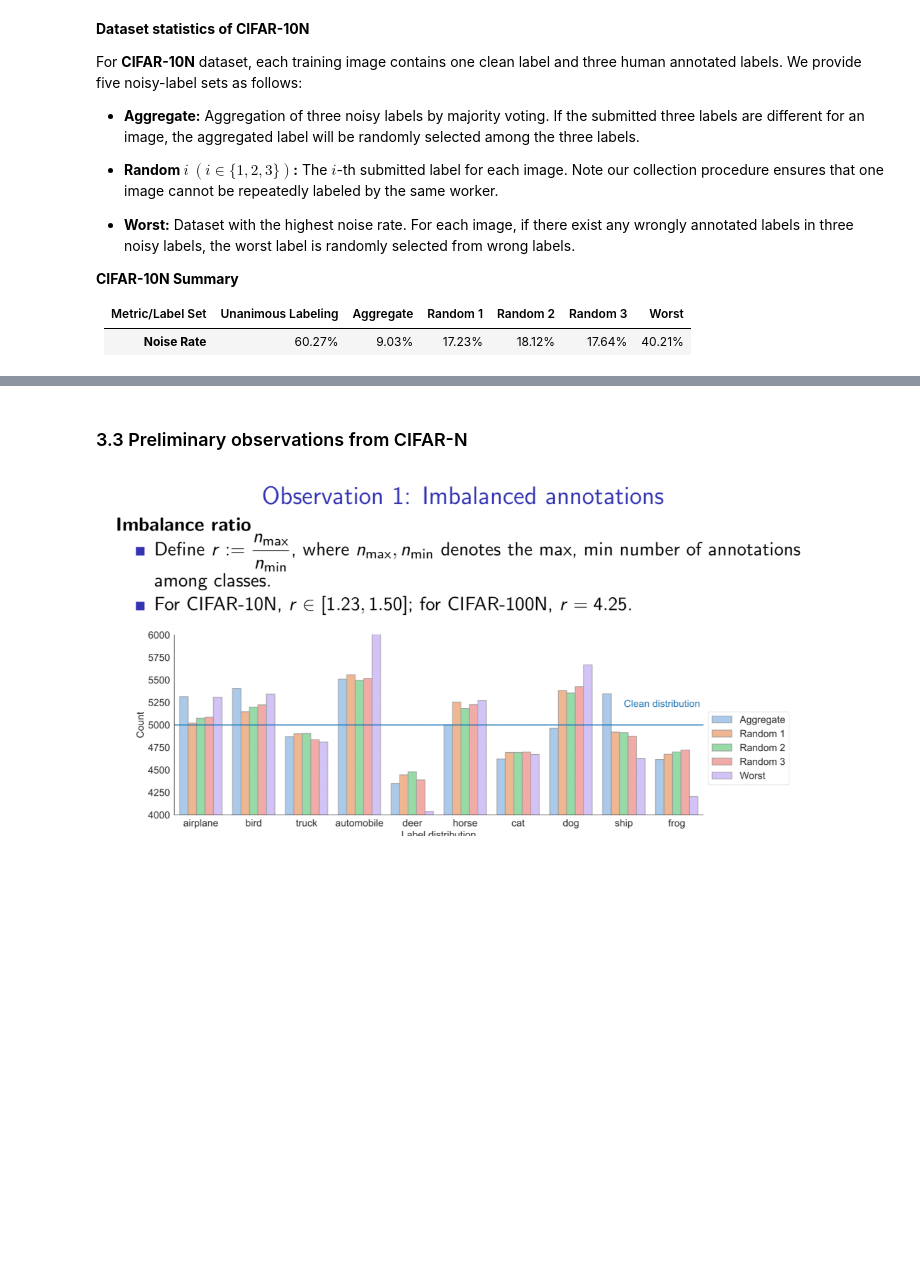
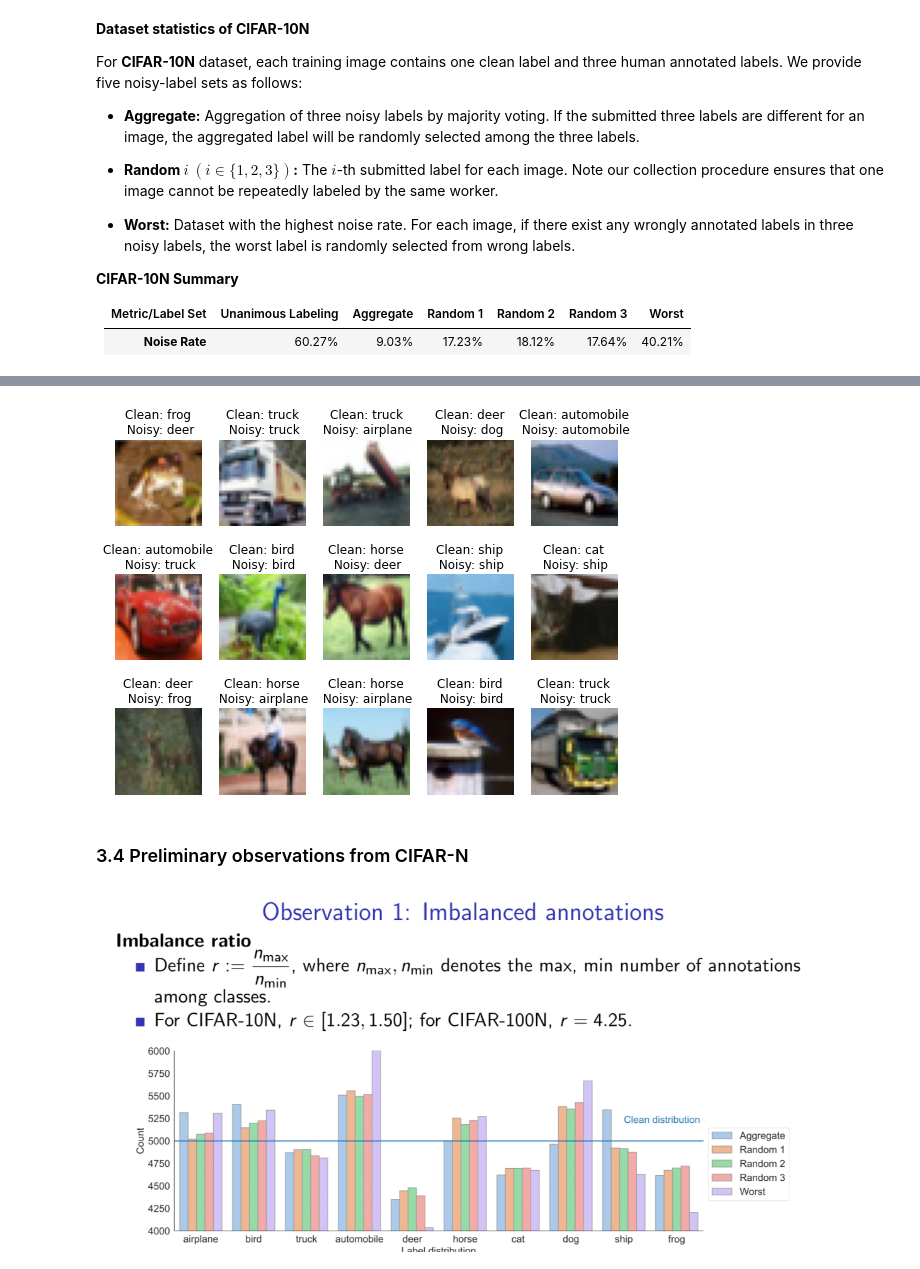
Before and after one commit to Docta-ai/IJCAI-tutorial, a Jupyter notebook: Sec3_lnl_cifarn.ipynb, the cells around one changed output, grey strips where cells are left out. Drawn from its saved outputs; the diff is of its cells as text; code cells hidden in the pictures; blank space fills up the shorter version.

```diff
--- a/Sec3_lnl_cifarn.ipynb
+++ b/Sec3_lnl_cifarn.ipynb
@@ -315,5 +344,48 @@ For CIFAR-100N dataset, each image contains a coarse label and a fine label give
+# %%
+import matplotlib.pyplot as plt
+import matplotlib.image as mpimg
+import numpy as np
+txt_classes = {0: 'airplane',
+              1: 'automobile',
+              2: 'bird',
+              3: 'cat',
+              4: 'deer',
+              5: 'dog',
+              6: 'frog',
+              7: 'horse',
+              8: 'ship',
+              9: 'truck'}
+
+def transform(img):
+    npimg = img.numpy()
+    return np.transpose(npimg, (1, 2, 0))
+    # return npimg
+
+def visualize(idxs, data, is_human=True):
+    data_subset = torch.utils.data.Subset(data, idxs)
+    plt.rcParams["figure.figsize"] = (9,7)
+    noise_file = torch.load('./data/CIFAR-10_human.pt')
+    human_noise = noise_file['worse_label']
+    for i in range(15):
+        # print(dataset[i])
+        X,y, idx = data_subset[i]
+        ax = plt.subplot(3,5,i+1)
+        if is_human:
+            noisy_label = txt_classes[int(human_noise[i])]
+        else:
+            noisy_label = txt_classes[int(y)]
+        clean_label = txt_classes[int(train_dataset.train_labels[idx])]
+        ax.set_title(f"Clean: {clean_label}\n Noisy: {noisy_label}")
+        ax.imshow(transform(X))
+        ax.axis('off')
+    plt.show()
+# %%
+
+visualize(range(15), vis_train_dataset, is_human=True)
+# %% [output]
+[figure, added]
 # %% [markdown]
-### 3.3 Preliminary observations from CIFAR-N
+### 3.4 Preliminary observations from CIFAR-N
 # %%
 display(Image(filename='tutorial_imgs/obs1.png', width = 750, height = 400))
 # %% [output]
```
Also changed, not shown: parts of 9 cells of this notebook, 1 other file.
